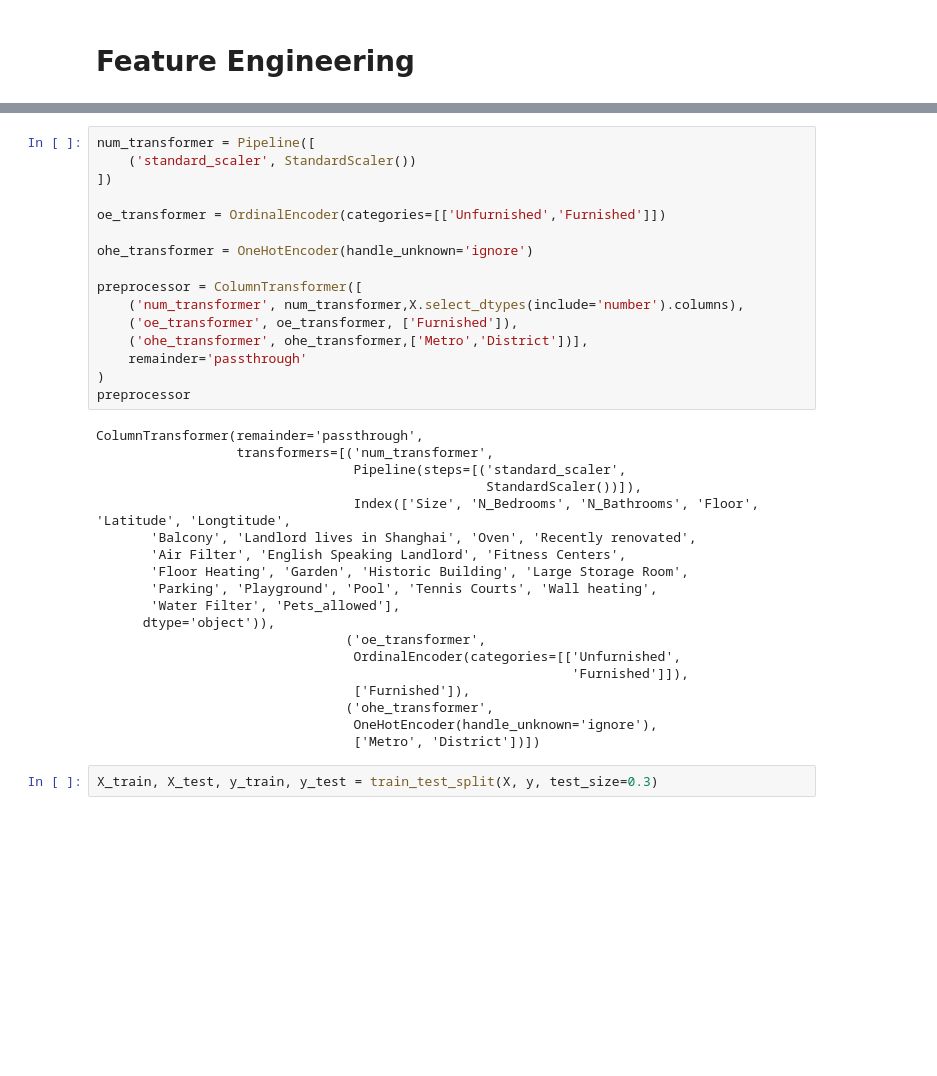
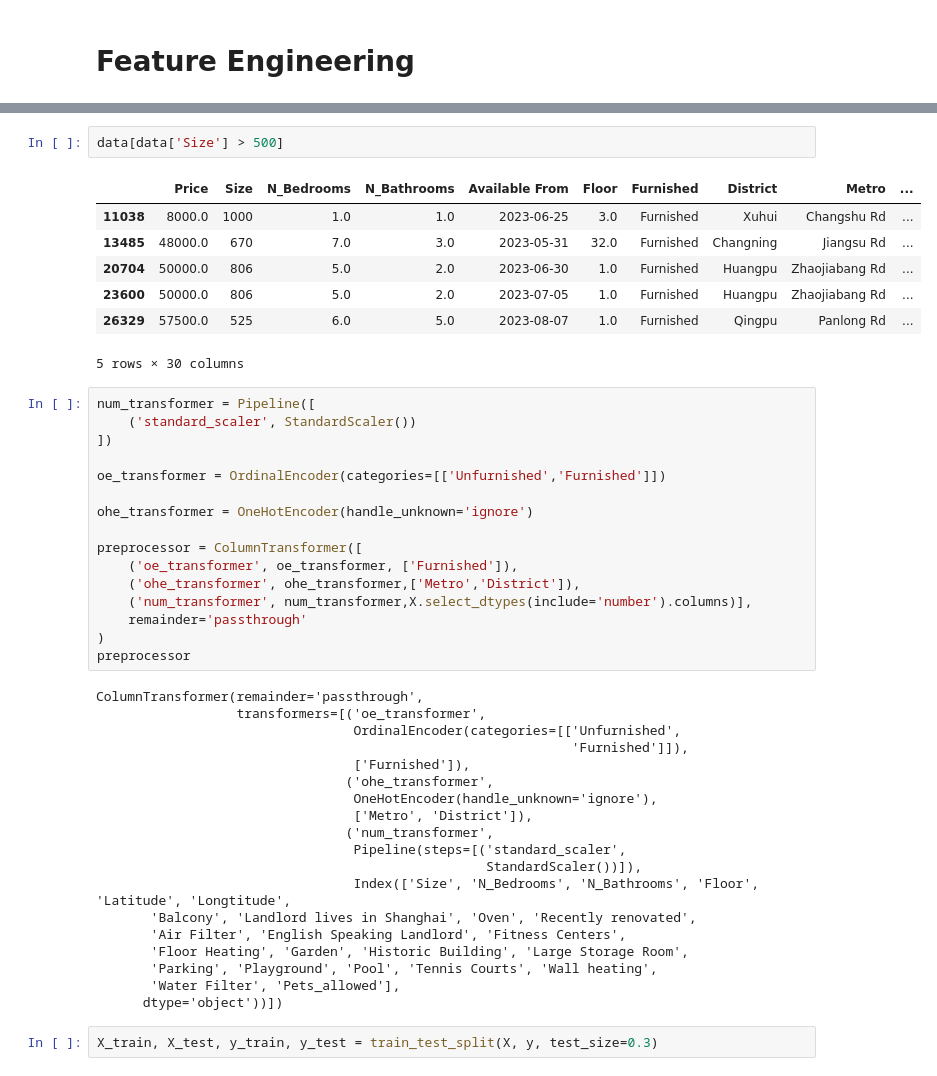
Before and after one commit to JessicaChuh/shanghai_housing, a Jupyter notebook: models_exploring.ipynb, the cells around one changed output, grey strips where cells are left out. Drawn from its saved outputs; the diff is of its cells as text; blank space fills up the shorter version.

```diff
--- a/models_exploring.ipynb
+++ b/models_exploring.ipynb
@@ -112,3 +128,13 @@ X = data.drop(columns=['Price','Available From','First_post','Agency Commission'
+# %%
+data[data['Size'] > 500]
+# %% [output]
+|  | Price | Size | N_Bedrooms | N_Bathrooms | Available From | Floor | Furnished | District | Metro | ... |
+| 11038 | 8000.0 | 1000 | 1.0 | 1.0 | 2023-06-25 | 3.0 | Furnished | Xuhui | Changshu Rd | ... |
+| 13485 | 48000.0 | 670 | 7.0 | 3.0 | 2023-05-31 | 32.0 | Furnished | Changning | Jiangsu Rd | ... |
+| 20704 | 50000.0 | 806 | 5.0 | 2.0 | 2023-06-30 | 1.0 | Furnished | Huangpu | Zhaojiabang Rd | ... |
+| 23600 | 50000.0 | 806 | 5.0 | 2.0 | 2023-07-05 | 1.0 | Furnished | Huangpu | Zhaojiabang Rd | ... |
+| 26329 | 57500.0 | 525 | 6.0 | 5.0 | 2023-08-07 | 1.0 | Furnished | Qingpu | Panlong Rd | ... |
+5 rows × 30 columns
 # %%
 num_transformer = Pipeline([
     ('standard_scaler', StandardScaler())
@@ -119,15 +145,22 @@ oe_transformer = OrdinalEncoder(categories=[['Unfurnished','Furnished']])
 ohe_transformer = OneHotEncoder(handle_unknown='ignore')
 
 preprocessor = ColumnTransformer([
-    ('num_transformer', num_transformer,X.select_dtypes(include='number').columns),
     ('oe_transformer', oe_transformer, ['Furnished']),
-    ('ohe_transformer', ohe_transformer,['Metro','District'])],
+    ('ohe_transformer', ohe_transformer,['Metro','District']),
+    ('num_transformer', num_transformer,X.select_dtypes(include='number').columns)],
     remainder='passthrough'
 )
 preprocessor
 # %% [output]
 ColumnTransformer(remainder='passthrough',
-                  transformers=[('num_transformer',
+                  transformers=[('oe_transformer',
+                                 OrdinalEncoder(categories=[['Unfurnished',
+                                                             'Furnished']]),
+                                 ['Furnished']),
+                                ('ohe_transformer',
+                                 OneHotEncoder(handle_unknown='ignore'),
+                                 ['Metro', 'District']),
+                                ('num_transformer',
                                  Pipeline(steps=[('standard_scaler',
                                                   StandardScaler())]),
                                  Index(['Size', 'N_Bedrooms', 'N_Bathrooms', 'Floor', 'Latitude', 'Longtitude',
@@ -136,14 +169,7 @@ ColumnTransformer(remainder='passthrough',
        'Floor Heating', 'Garden', 'Historic Building', 'Large Storage Room',
        'Parking', 'Playground', 'Pool', 'Tennis Courts', 'Wall heating',
        'Water Filter', 'Pets_allowed'],
-      dtype='object')),
-                                ('oe_transformer',
-                                 OrdinalEncoder(categories=[['Unfurnished',
-                                                             'Furnished']]),
-                                 ['Furnished']),
-                                ('ohe_transformer',
-                                 OneHotEncoder(handle_unknown='ignore'),
-                                 ['Metro', 'District'])])
+      dtype='object'))])
 # %%
 X_train, X_test, y_train, y_test = train_test_split(X, y, test_size=0.3)
 # %%
```
Also changed, not shown: parts of 18 cells of this notebook, 3 other files.
